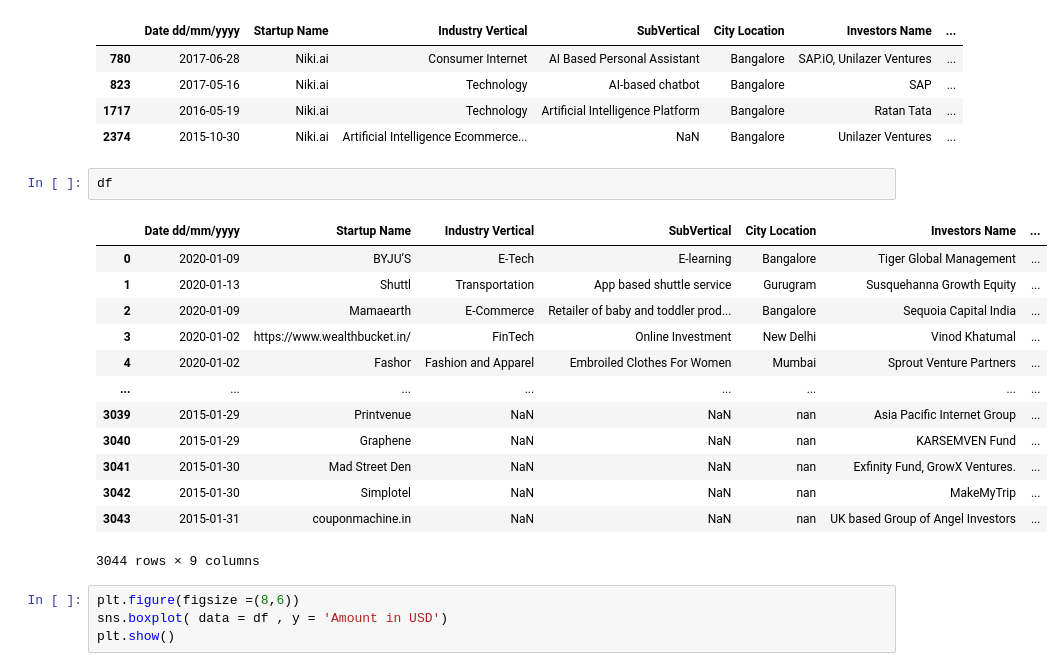
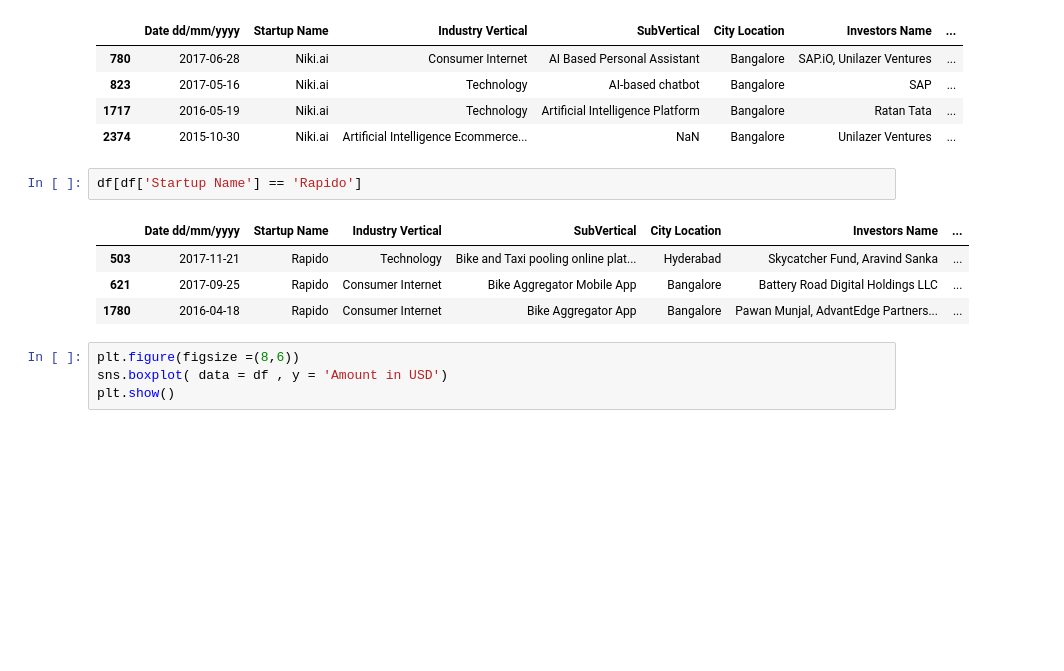
Before and after one commit to sidharth936/Python, a Jupyter notebook: StartUpFunding.ipynb, the cells around one changed output. Saved outputs shown, nothing was run; the diff lists cells and outputs as text; blank space fills up the shorter version.

```diff
--- a/StartUpFunding.ipynb
+++ b/StartUpFunding.ipynb
@@ -463,21 +441,12 @@ df[df['Startup Name'] == 'Niki.ai' ]
 | 1717 | 2016-05-19 | Niki.ai | Technology | Artificial Intelligence Platform | Bangalore | Ratan Tata | ... |
 | 2374 | 2015-10-30 | Niki.ai | Artificial Intelligence Ecommerce... | NaN | Bangalore | Unilazer Ventures | ... |
 # %%
-df
+df[df['Startup Name'] == 'Rapido']
 # %% [output]
 |  | Date dd/mm/yyyy | Startup Name | Industry Vertical | SubVertical | City Location | Investors Name | ... |
-| 0 | 2020-01-09 | BYJU’S | E-Tech | E-learning | Bangalore | Tiger Global Management | ... |
-| 1 | 2020-01-13 | Shuttl | Transportation | App based shuttle service | Gurugram | Susquehanna Growth Equity | ... |
-| 2 | 2020-01-09 | Mamaearth | E-Commerce | Retailer of baby and toddler prod... | Bangalore | Sequoia Capital India | ... |
-| 3 | 2020-01-02 | https://www.wealthbucket.in/ | FinTech | Online Investment | New Delhi | Vinod Khatumal | ... |
-| 4 | 2020-01-02 | Fashor | Fashion and Apparel | Embroiled Clothes For Women | Mumbai | Sprout Venture Partners | ... |
-| ... | ... | ... | ... | ... | ... | ... | ... |
-| 3039 | 2015-01-29 | Printvenue | NaN | NaN | nan | Asia Pacific Internet Group | ... |
-| 3040 | 2015-01-29 | Graphene | NaN | NaN | nan | KARSEMVEN Fund | ... |
-| 3041 | 2015-01-30 | Mad Street Den | NaN | NaN | nan | Exfinity Fund, GrowX Ventures. | ... |
-| 3042 | 2015-01-30 | Simplotel | NaN | NaN | nan | MakeMyTrip | ... |
-| 3043 | 2015-01-31 | couponmachine.in | NaN | NaN | nan | UK based Group of Angel Investors | ... |
+| 503 | 2017-11-21 | Rapido | Technology | Bike and Taxi pooling online plat... | Hyderabad | Skycatcher Fund, Aravind Sanka | ... |
+| 621 | 2017-09-25 | Rapido | Consumer Internet | Bike Aggregator Mobile App | Bangalore | Battery Road Digital Holdings LLC | ... |
+| 1780 | 2016-04-18 | Rapido | Consumer Internet | Bike Aggregator App | Bangalore | Pawan Munjal, AdvantEdge Partners... | ... |
-3044 rows × 9 columns
 # %%
 plt.figure(figsize =(8,6))
 sns.boxplot( data = df , y = 'Amount in USD')
```
Also changed, not shown: parts of 11 cells of this notebook.
